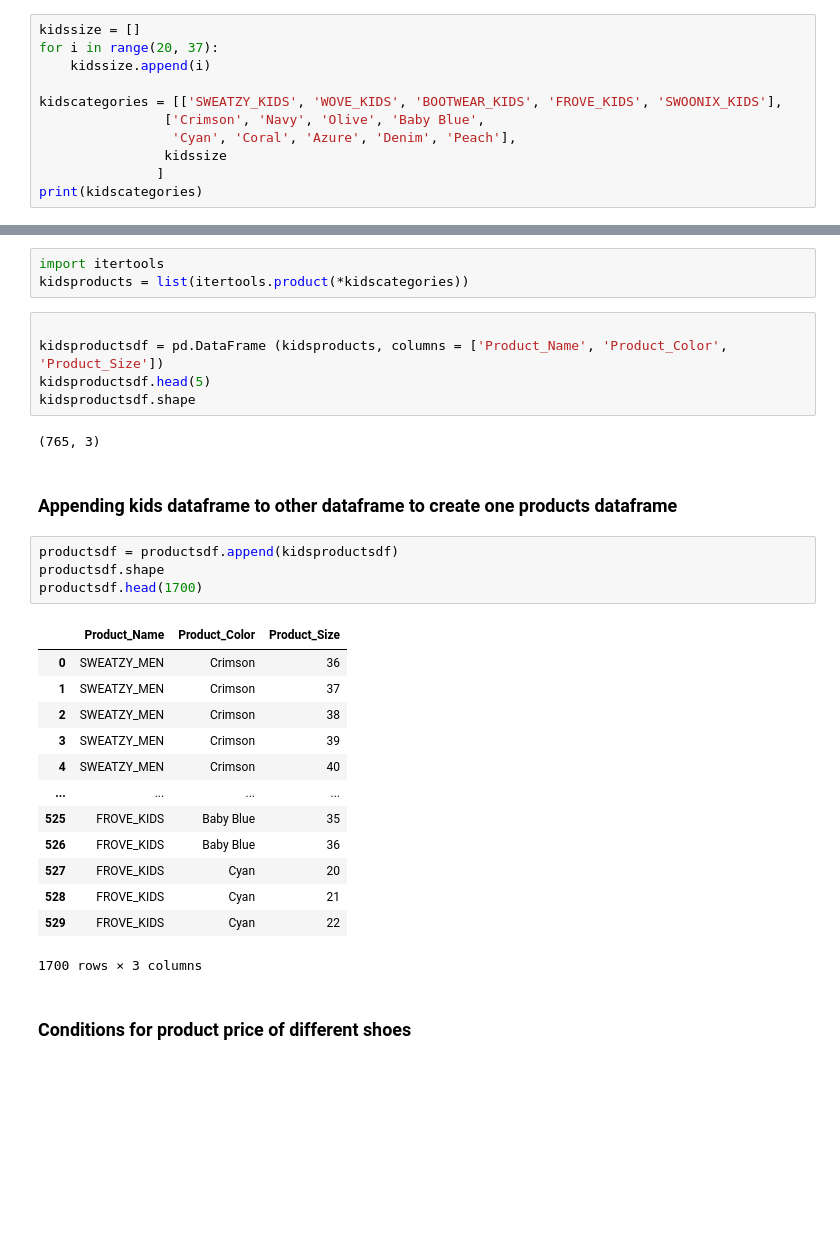
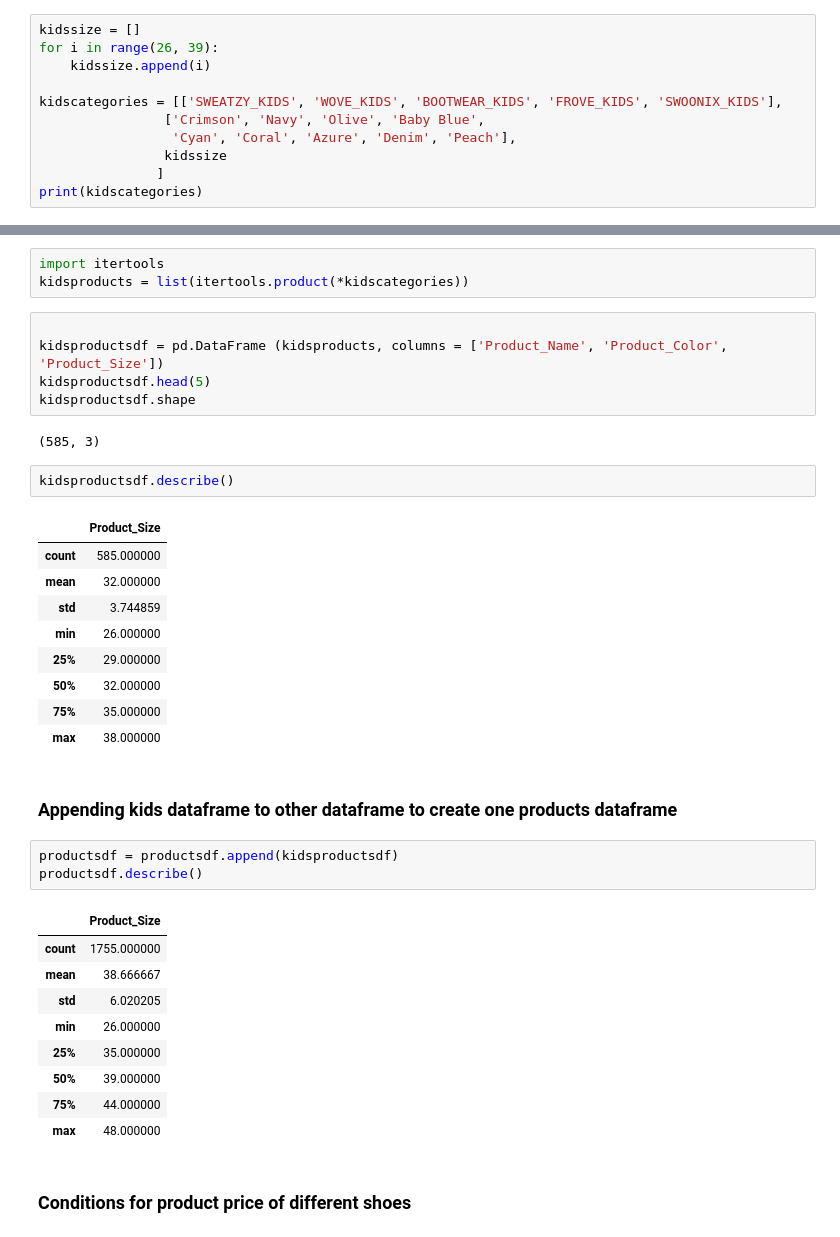
Before and after one commit to Maurits-Jansen/Sneaker-Faqtory, a Jupyter notebook: Sneaker Faqtory Tables.ipynb, the cells around one changed output, grey strips where cells are left out. Cells and saved outputs as stored; diff of their text form; blank space fills up the shorter version.

```diff
--- a/Sneaker Faqtory Tables.ipynb
+++ b/Sneaker Faqtory Tables.ipynb
@@ -203,6 +217,6 @@ productsdf.head(5)
 # %%
 kidssize = []
-for i in range(20, 37):
+for i in range(26, 39):
     kidssize.append(i)
 
 kidscategories = [['SWEATZY_KIDS', 'WOVE_KIDS', 'BOOTWEAR_KIDS', 'FROVE_KIDS', 'SWOONIX_KIDS'],
@@ -224,27 +238,34 @@ kidsproductsdf = pd.DataFrame (kidsproducts, columns = ['Product_Name', 'Product
 kidsproductsdf.head(5)
 kidsproductsdf.shape
 # %% [output]
-(765, 3)
+(585, 3)
+# %%
+kidsproductsdf.describe()
+# %% [output]
+|  | Product_Size |
+| count | 585.000000 |
+| mean | 32.000000 |
+| std | 3.744859 |
+| min | 26.000000 |
+| 25% | 29.000000 |
+| 50% | 32.000000 |
+| 75% | 35.000000 |
+| max | 38.000000 |
 # %% [markdown]
 ### Appending kids dataframe to other dataframe to create one products dataframe
 # %%
 productsdf = productsdf.append(kidsproductsdf)
-productsdf.shape
-productsdf.head(1700)
+productsdf.describe()
 # %% [output]
-|  | Product_Name | Product_Color | Product_Size |
-| 0 | SWEATZY_MEN | Crimson | 36 |
-| 1 | SWEATZY_MEN | Crimson | 37 |
-| 2 | SWEATZY_MEN | Crimson | 38 |
-| 3 | SWEATZY_MEN | Crimson | 39 |
-| 4 | SWEATZY_MEN | Crimson | 40 |
-| ... | ... | ... | ... |
-| 525 | FROVE_KIDS | Baby Blue | 35 |
-| 526 | FROVE_KIDS | Baby Blue | 36 |
-| 527 | FROVE_KIDS | Cyan | 20 |
-| 528 | FROVE_KIDS | Cyan | 21 |
-| 529 | FROVE_KIDS | Cyan | 22 |
+|  | Product_Size |
+| count | 1755.000000 |
+| mean | 38.666667 |
+| std | 6.020205 |
+| min | 26.000000 |
+| 25% | 35.000000 |
+| 50% | 39.000000 |
+| 75% | 44.000000 |
+| max | 48.000000 |
-1700 rows × 3 columns
 # %% [markdown]
 ### Conditions for product price of different shoes
 # %%
```
Also changed, not shown: parts of 46 cells of this notebook.
